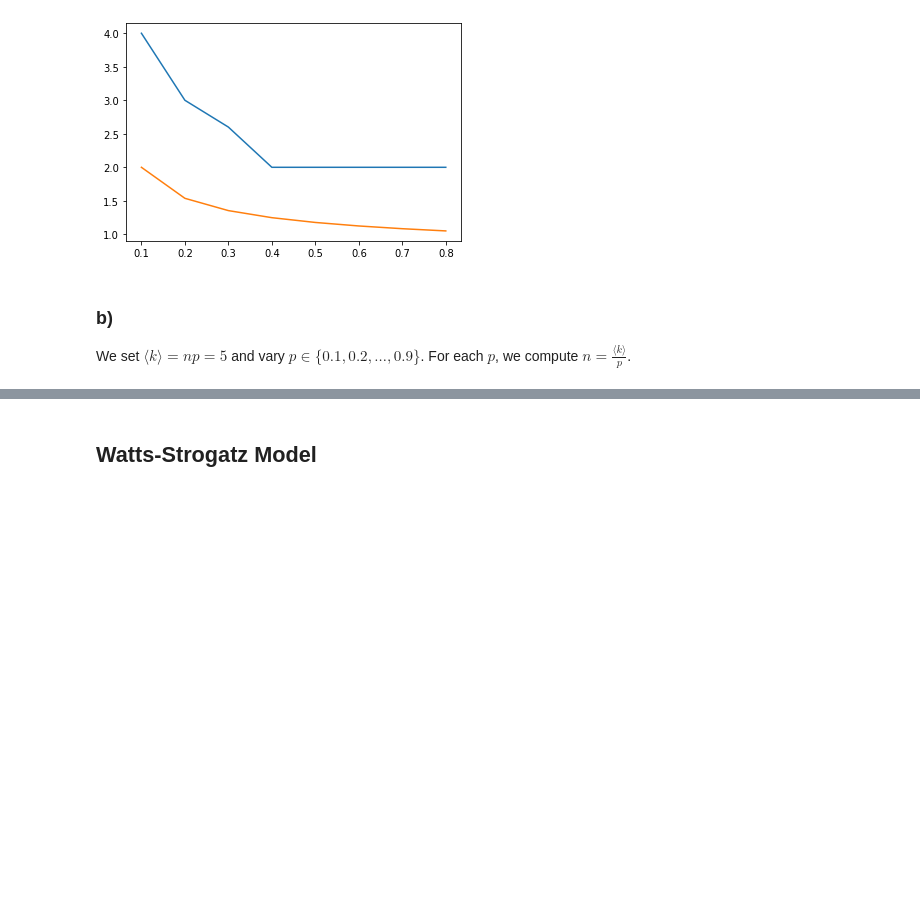
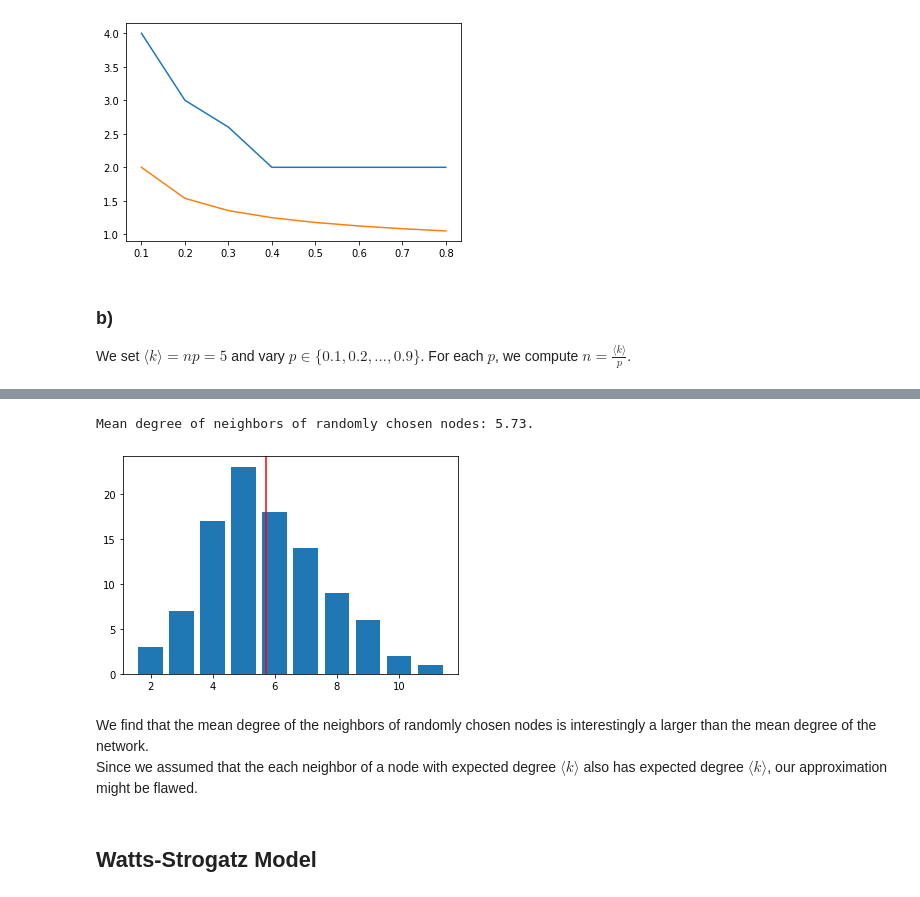
Before and after one commit to TreeMage/sna-exercises, a Jupyter notebook: sheet03.ipynb, the cells around one changed output, grey strips where cells are left out. Drawn from its saved outputs; the diff is of its cells as text; code cells hidden in the pictures; blank space fills up the shorter version.

```diff
--- a/sheet03.ipynb
+++ b/sheet03.ipynb
@@ -67,3 +77,15 @@ plt.scatter(probs, neighbor_degrees)
+# %%
+neighbor_hist = make_histogram(neighbor_degrees)
+neighbor_mean = np.mean(neighbor_degrees)
+plt.bar(list(neighbor_hist.keys()), height=list(neighbor_hist.values()))
+plt.axvline(x=neighbor_mean,color="red")
+print(f"Mean degree of neighbors of randomly chosen nodes: {neighbor_mean}.")
+# %% [output]
+Mean degree of neighbors of randomly chosen nodes: 5.73.
+[figure, added]
+# %% [markdown]
+We find that the mean degree of the neighbors of randomly chosen nodes is interestingly a larger than the mean degree of the network. <br/>
+Since we assumed that the each neighbor of a node with expected degree $\langle k \rangle$ also has expected degree $\langle k \rangle$, our approximation might be flawed.
 # %% [markdown]
 ## Watts-Strogatz Model
 # %% [markdown]
```
Also changed, not shown: parts of 9 cells of this notebook.
